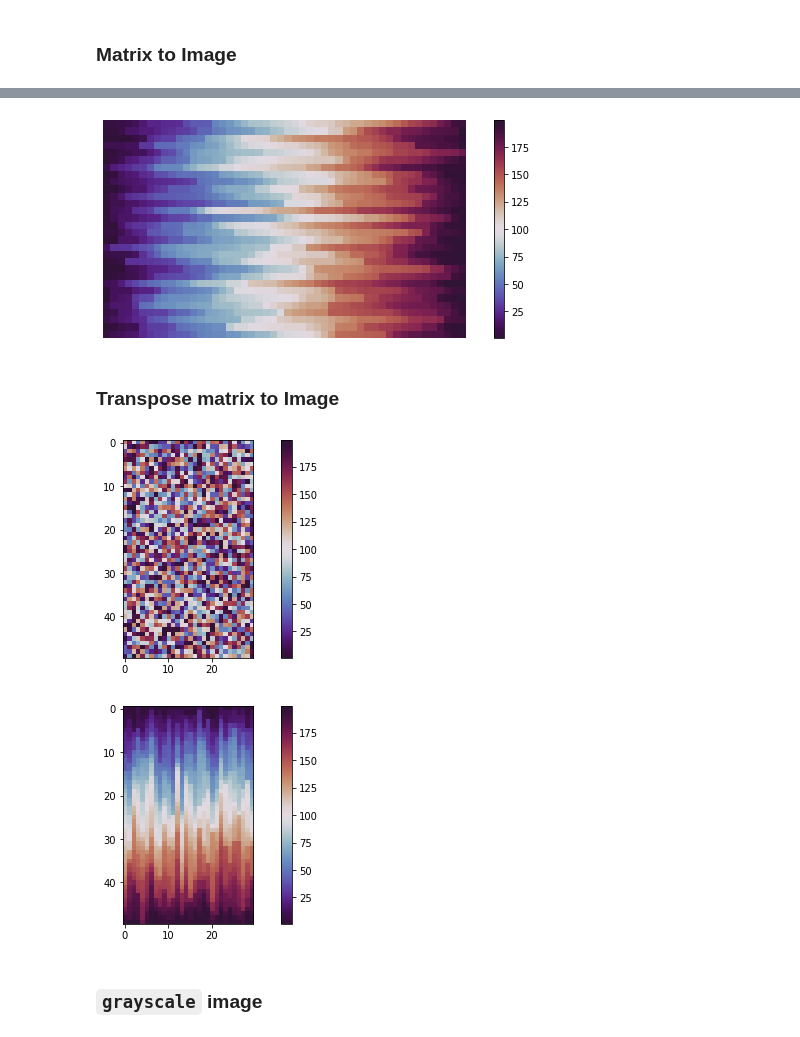
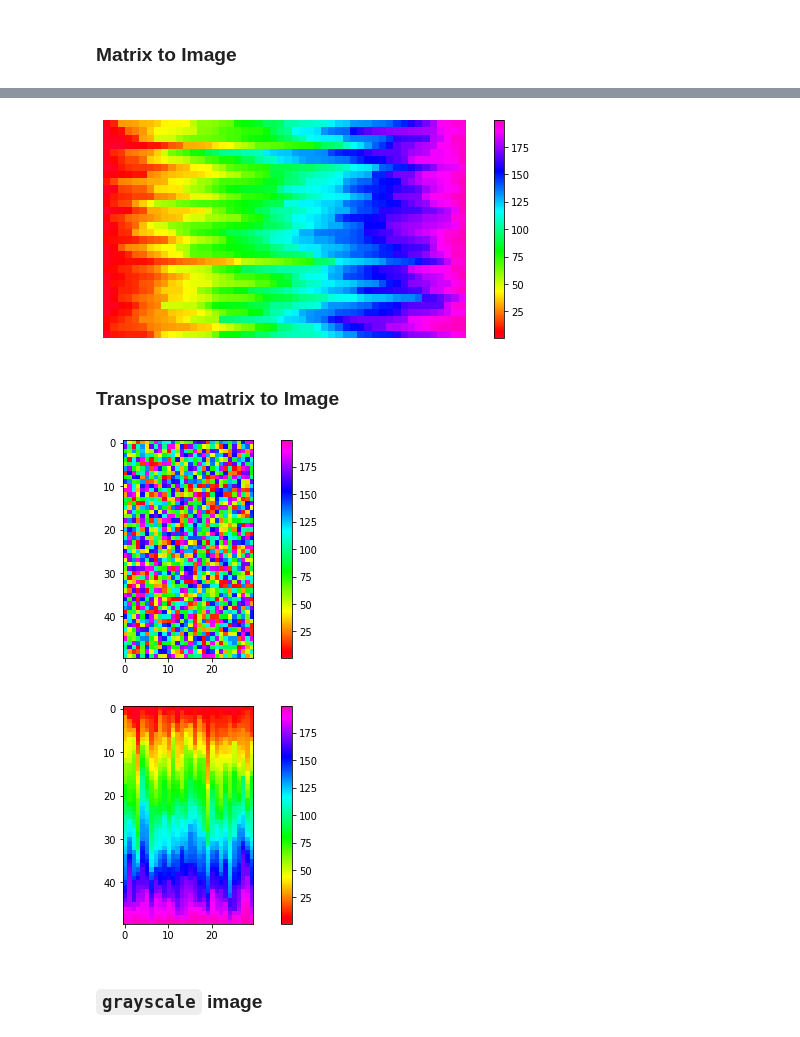
Before and after one commit to msameeruddin/Data-Analysis-Python, a Jupyter notebook: 8_DA_Image_da/image_data_analysis.ipynb, the cells around one changed output, grey strips where cells are left out. Drawn from its saved outputs; the diff is of its cells as text; code cells hidden in the pictures.

```diff
--- a/8_DA_Image_da/image_data_analysis.ipynb
+++ b/8_DA_Image_da/image_data_analysis.ipynb
@@ -138,29 +156,29 @@ array([[  5,   6,   7, ..., 181, 190, 192],
 # %%
 plt.figure(figsize=(10, 4))
-image_mat = plt.imshow(sorted_mat, cmap='twilight_shifted')
+image_mat = plt.imshow(sorted_mat, cmap='gist_rainbow')
 plt.colorbar(image_mat)
 plt.axis("off")
 plt.show()
 # %% [output]
-[figure, old version]
+[figure, new version]
 # %% [markdown]
 ### Transpose matrix to Image
 # %%
 plt.figure(figsize=(10, 4))
 trans_mat = big_mat.T
-timage_mat = plt.imshow(trans_mat, cmap='twilight_shifted')
+timage_mat = plt.imshow(trans_mat, cmap='gist_rainbow')
 plt.colorbar(timage_mat)
 plt.show()
 # %% [output]
-[figure, old version]
+[figure, new version]
 # %%
 plt.figure(figsize=(10, 4))
 trans_mat = sorted_mat.T
-timage_mat = plt.imshow(trans_mat, cmap='twilight_shifted')
+timage_mat = plt.imshow(trans_mat, cmap='gist_rainbow')
 plt.colorbar(timage_mat)
 plt.show()
 # %% [output]
-[figure, old version]
+[figure, new version]
 # %% [markdown]
 ### `grayscale` image
 # %%
```
Also changed, not shown: parts of 19 cells of this notebook, 21 other files.
